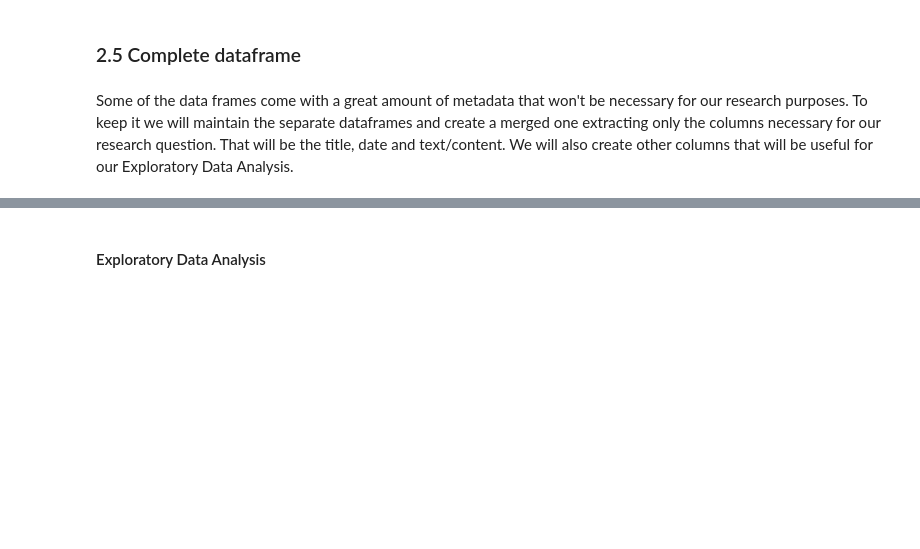
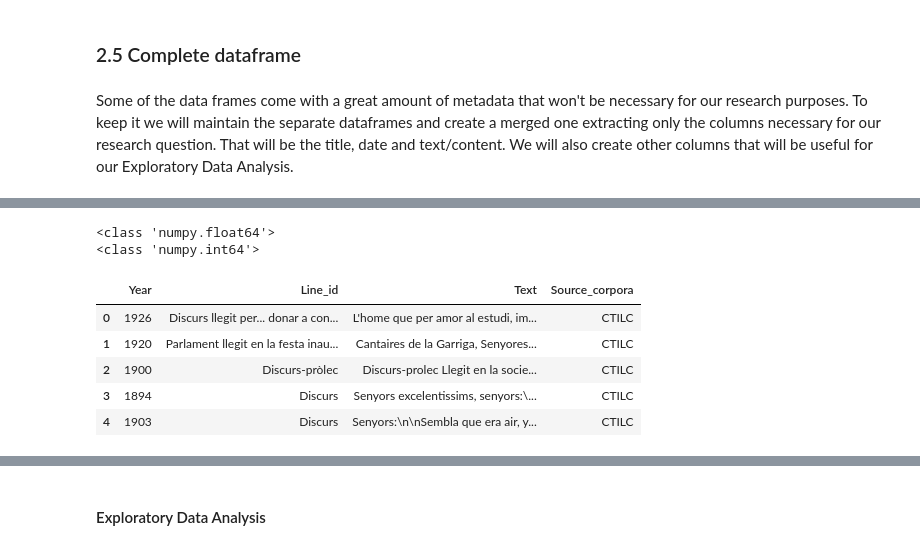
Before and after one commit to Data-Science-for-Linguists-2025/Linguistic-Markers-Catalan-Substitution, a Jupyter notebook: Data-Parsing-Exploratory-Analysis.ipynb, the cells around one changed output, grey strips where cells are left out. Drawn from its saved outputs; the diff is of its cells as text; code cells hidden in the pictures; blank space fills up the shorter version.

```diff
--- a/Data-Parsing-Exploratory-Analysis.ipynb
+++ b/Data-Parsing-Exploratory-Analysis.ipynb
@@ -876 +900,9 @@ reduced_parlament_parla
+# %%
+# casting year as integer
+print(type(reduced_radioteca["Year"][0])) # it is currently a float that we extracted from the complete date
+reduced_radioteca["Year"] = reduced_radioteca["Year"].apply(int)
+print(type(reduced_radioteca["Year"][0])) # checking if data type is now what we need
+# %% [output]
+<class 'numpy.float64'>
+<class 'numpy.int64'>
 # %%
@@ -884,3 +919,10 @@ joined_data = pd.concat([reduced_CTILC, reduced_parlament_parla, reduced_parlami
 # %%
-joined_data.head()
+complete_data.head()
+# %% [output]
+|  | Year | Line_id | Text | Source_corpora |
+| 0 | 1926 | Discurs llegit per... donar a con... | L'home que per amor al estudi, im... | CTILC |
+| 1 | 1920 | Parlament llegit en la festa inau... | Cantaires de la Garriga, Senyores... | CTILC |
+| 2 | 1900 | Discurs-pròlec | Discurs-prolec Llegit en la socie... | CTILC |
+| 3 | 1894 | Discurs | Senyors excelentissims, senyors:\... | CTILC |
+| 4 | 1903 | Discurs | Senyors:\n\nSembla que era air, y... | CTILC |
 # %%
```
Also changed, not shown: parts of 26 cells of this notebook.
